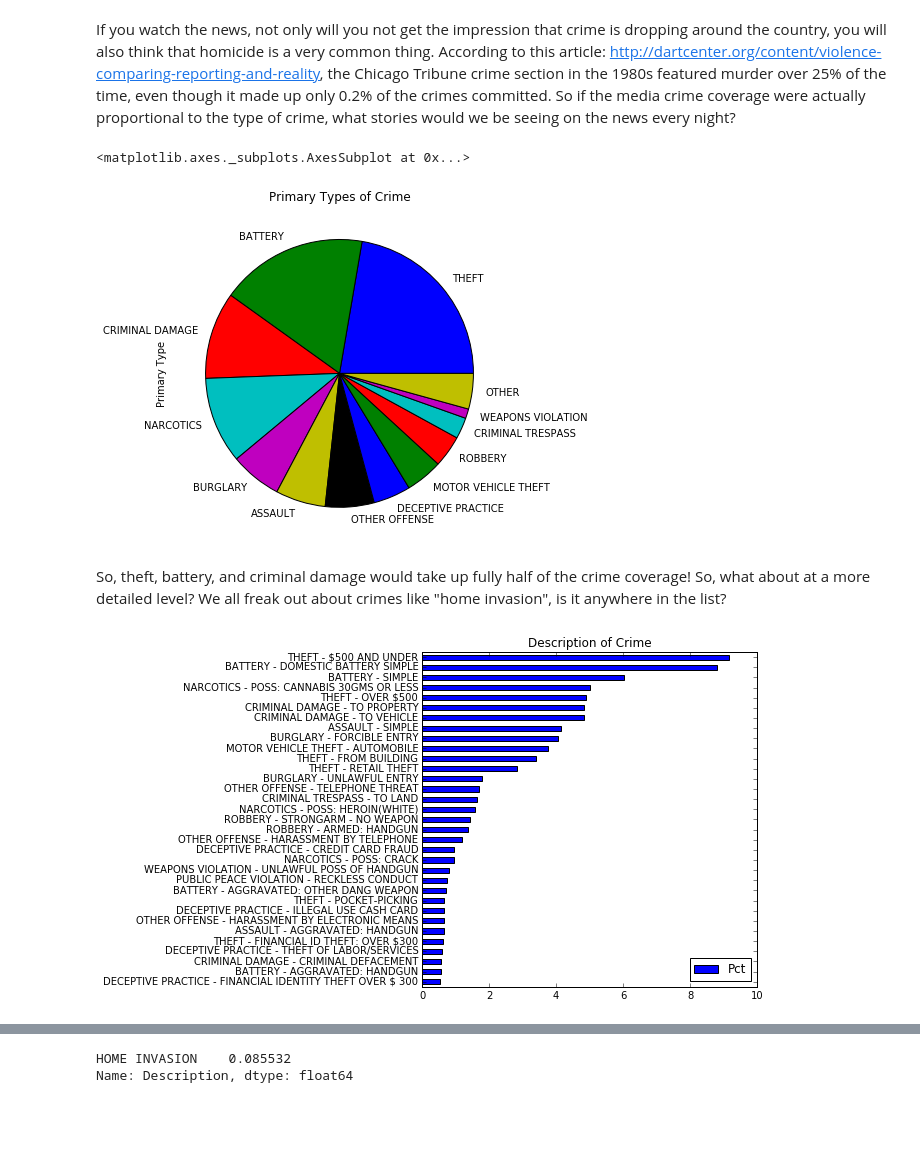
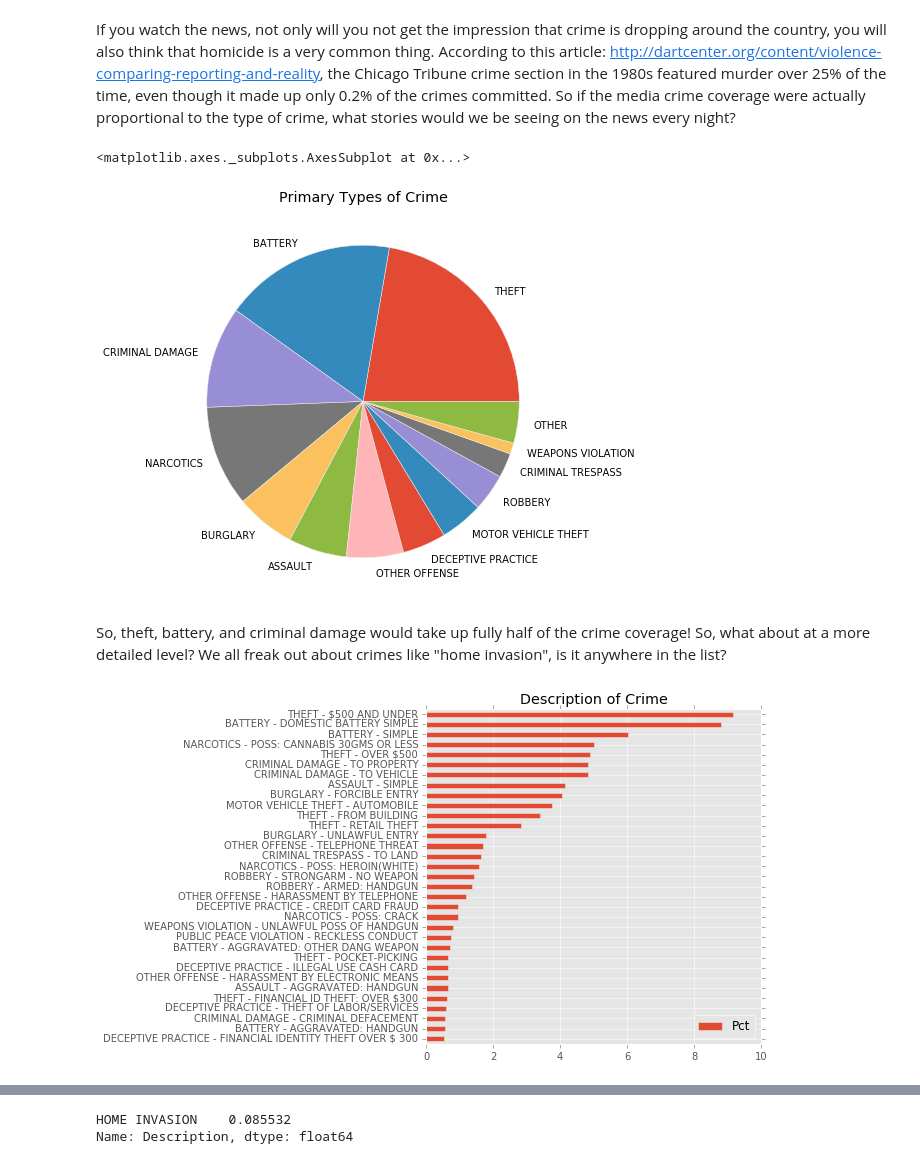
Before and after one commit to scottmarler/ChicagoWeatherCrime, a Jupyter notebook: pandasChicagoCrimeBaseNotebookJay.ipynb, the cells around one changed output, grey strips where cells are left out. Drawn from its saved outputs; the diff is of its cells as text; code cells hidden in the pictures; blank space fills up the shorter version.

```diff
--- a/pandasChicagoCrimeBaseNotebookJay.ipynb
+++ b/pandasChicagoCrimeBaseNotebookJay.ipynb
@@ -204,7 +204,7 @@ avge = (crime_by_day[(crime_by_day["Date"] == e_dates[0]) |
 # %%
 # The initial plot of average holiday crime vs. avg daily crime
 # dicts rearrange things, so I used a list the next time around
-
+plt.style.use('ggplot')
 holidays_dict = {}
 holidays_dict["Avg Day"] = total_crimes / numdays
 holidays_dict["Xmas"] = avgxmas
@@ -470,20 +482,23 @@ the Chicago Tribune crime section in the 1980s featured murder over 25% of the t
 # %%
 top_crimes = pd.DataFrame(combined["Primary Type"].value_counts() /
                           combined["Primary Type"].value_counts().sum())
 
 remaining_pct = 1 - top_crimes[top_crimes["Primary Type"] > 0.01].sum()
 other = pd.DataFrame({"Primary Type": remaining_pct.item()}, index=['OTHER'])
 
 # Will replace tiny slices with an "other" slice
 top_crimes = top_crimes.append(other)
 
 top_crimes_for_pie = top_crimes[top_crimes["Primary Type"] > 0.01][
     "Primary Type"]
-top_crimes_for_pie.plot(kind="pie", figsize=(6, 6),
+
+top_crimes_for_pie.name = " " # Name was showing up on the chart.
+
+top_crimes_for_pie.plot(kind="pie", figsize=(7, 7),
                         title="Primary Types of Crime")
 # %% [output]
 <matplotlib.axes._subplots.AxesSubplot at 0x...>
-[figure, old version]
+[figure, new version]
 # %% [markdown]
 So, theft, battery, and criminal damage would take up fully half of the crime coverage!  So, what about at a more detailed level?  We all freak out about crimes like "home invasion", is it anywhere in the list?
 # %%
@@ -503,7 +518,7 @@ top_crimes2[top_crimes2.Pct > 0.5].plot(kind="barh",
                                         title="Description of Crime"
                                         ).invert_yaxis()
 # %% [output]
-[figure, old version]
+[figure, new version]
 # %%
 # Let's do it again as a pie chart...
 top_crimes_for_pie = top_crimes2[top_crimes2["Pct"] > 1.5]
```
Also changed, not shown: parts of 10 cells of this notebook, 4 other files.
